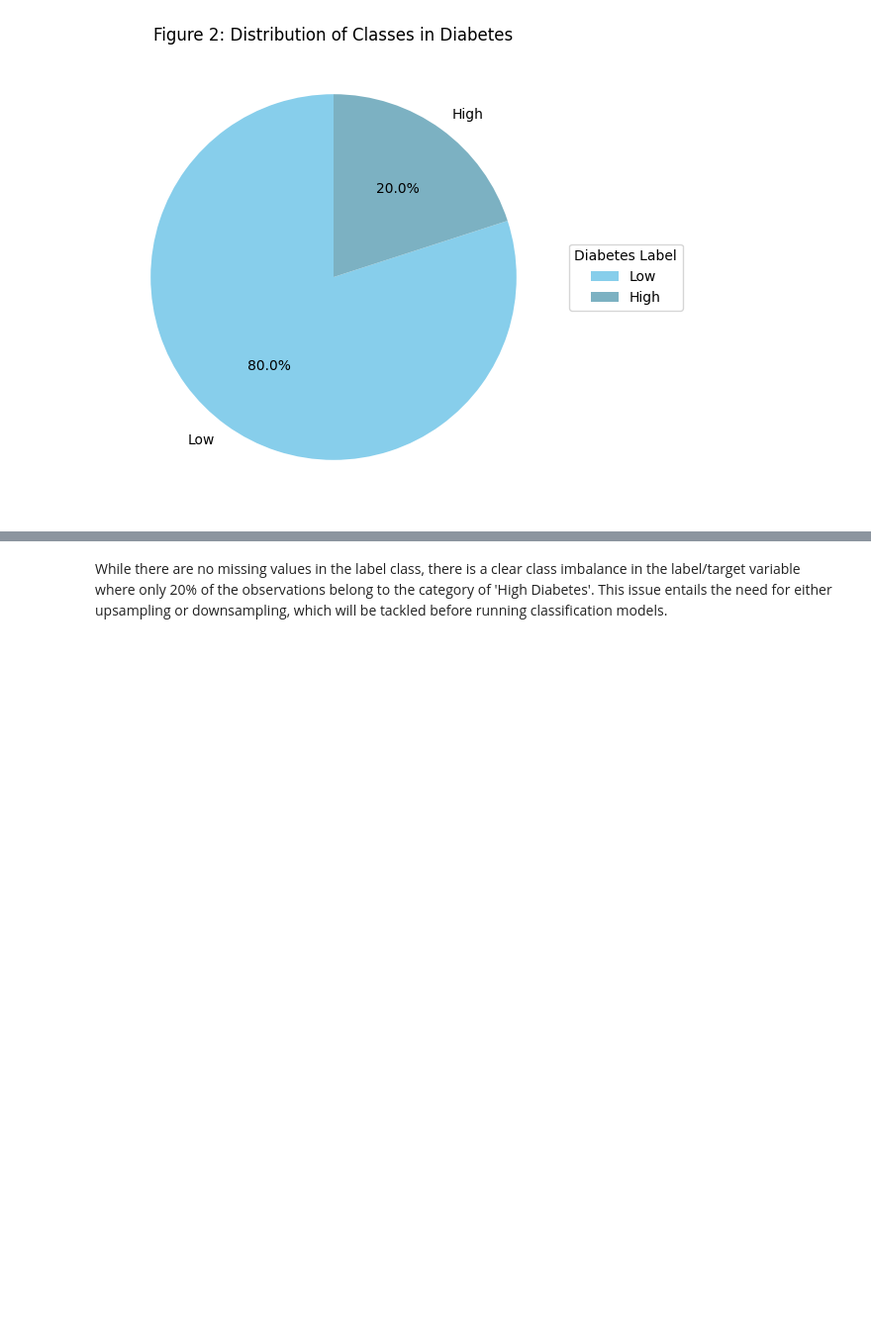
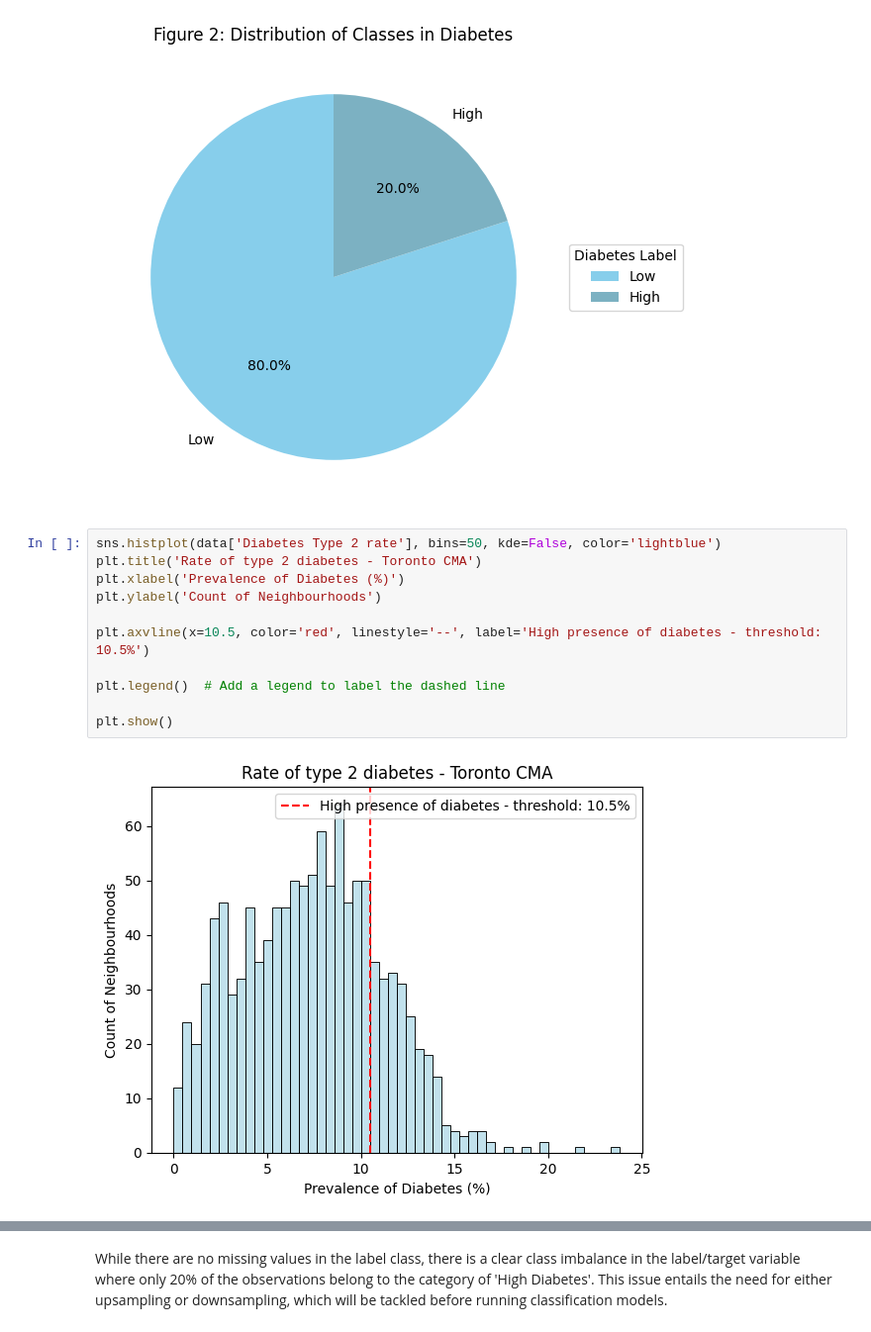
Before and after one commit to IbrahimTGhanem/DiabetesPrediction, a Jupyter notebook: Main_codebook_Toronto_CMA.ipynb, the cells around one changed output, grey strips where cells are left out. Shown at 99% size. Saved outputs shown, nothing was run; the diff lists cells and outputs as text; blank space fills up the shorter version.

```diff
--- a/Main_codebook_Toronto_CMA.ipynb
+++ b/Main_codebook_Toronto_CMA.ipynb
@@ -187,3 +183,16 @@ plt.legend(title='Diabetes Label', loc='center left', bbox_to_anchor=(1, 0.5))
 plt.show()
 # %% [output]
 [figure]
+# %%
+sns.histplot(data['Diabetes Type 2 rate'], bins=50, kde=False, color='lightblue')
+plt.title('Rate of type 2 diabetes - Toronto CMA')
+plt.xlabel('Prevalence of Diabetes (%)')
+plt.ylabel('Count of Neighbourhoods')
+
+plt.axvline(x=10.5, color='red', linestyle='--', label='High presence of diabetes - threshold: 10.5%')
+
+plt.legend()  # Add a legend to label the dashed line
+
+plt.show()
+# %% [output]
+[figure, added]
```
Also changed, not shown: parts of 47 cells of this notebook.
